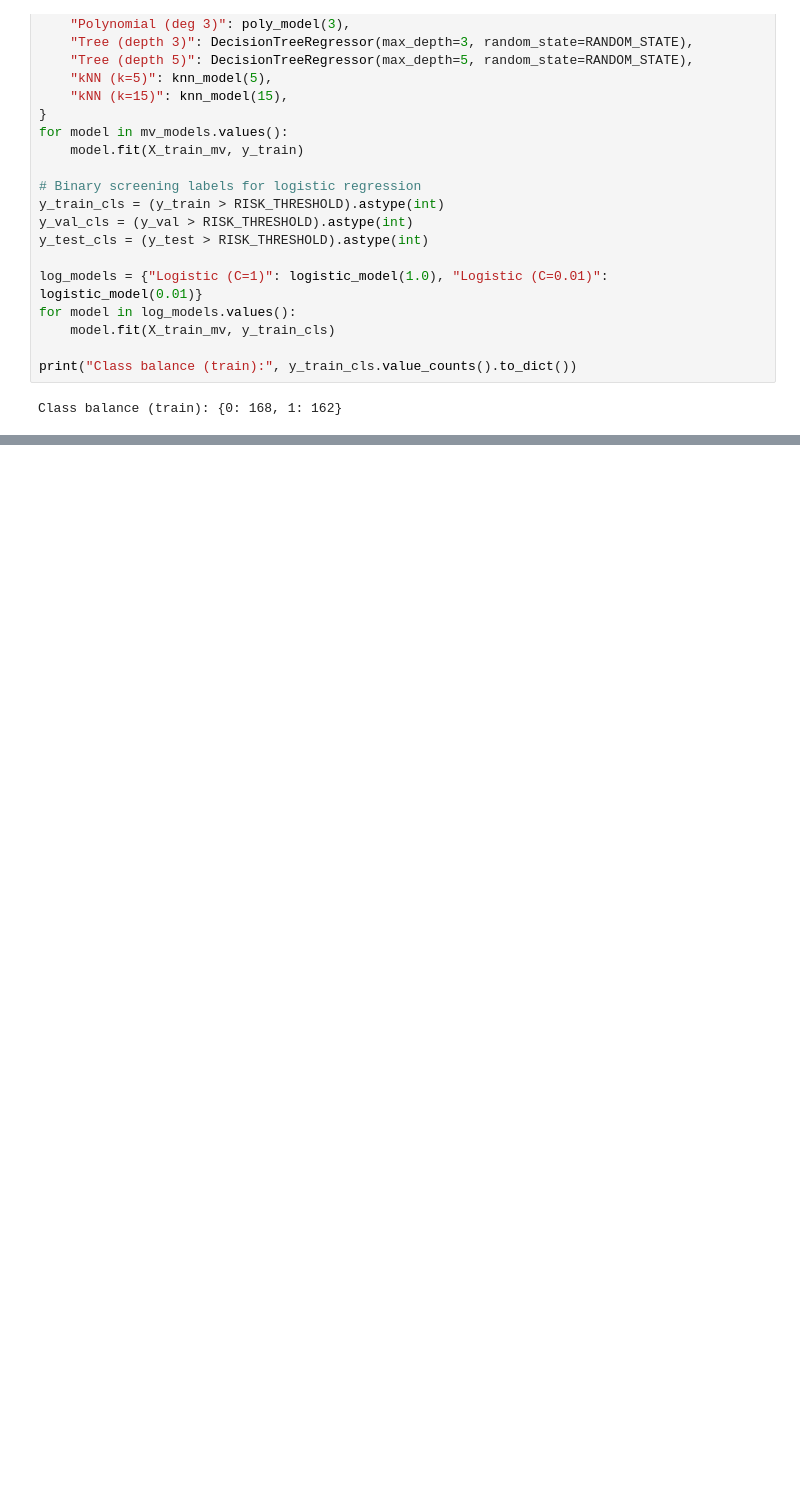
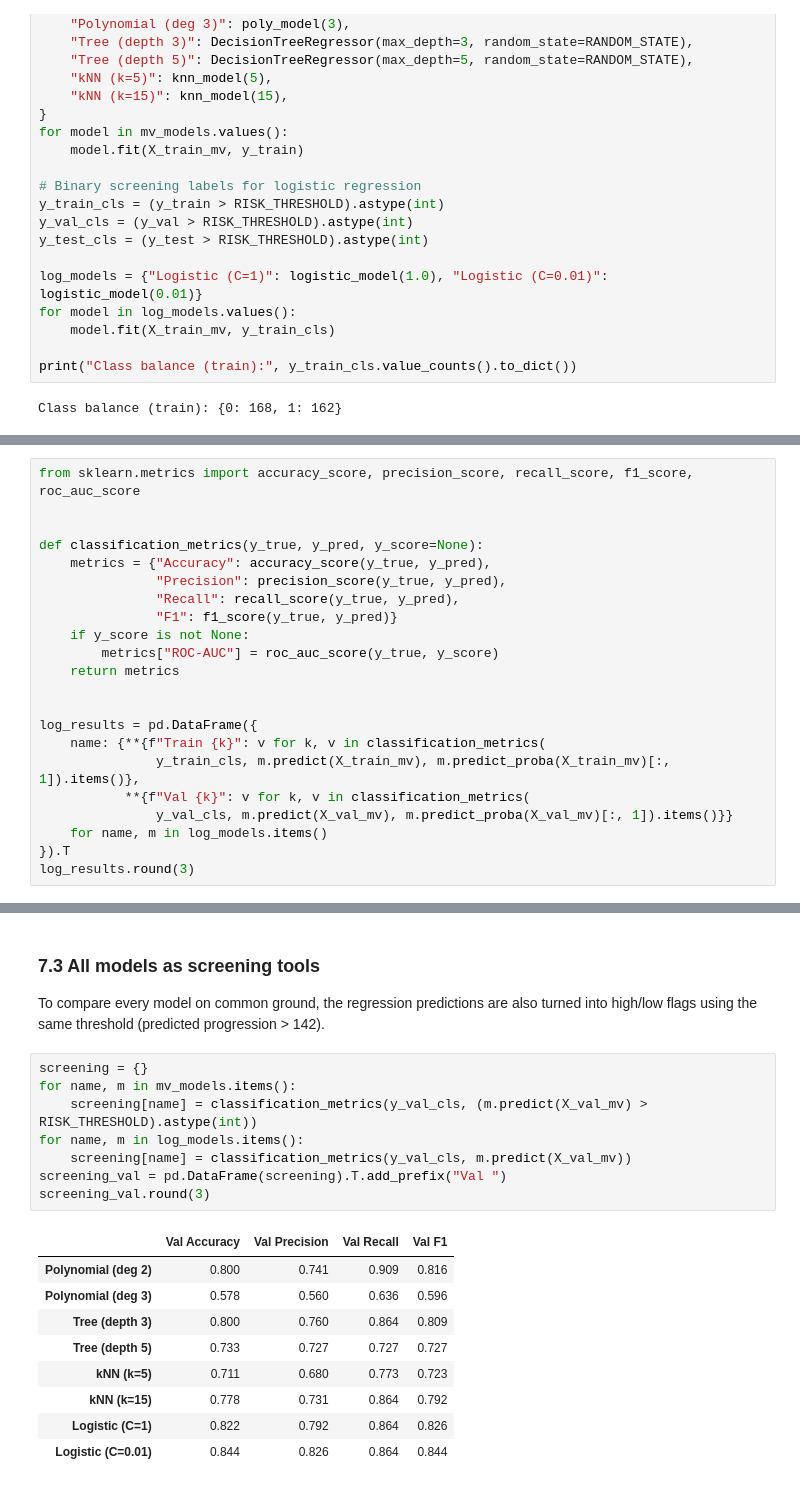
Before and after one commit to Namypark/diabetes-progression-lab2, a Jupyter notebook: lab2_diabetes.ipynb, the cells around one changed output, grey strips where cells are left out. Saved outputs shown, nothing was run; the diff lists cells and outputs as text; blank space fills up the shorter version.

```diff
--- a/lab2_diabetes.ipynb
+++ b/lab2_diabetes.ipynb
@@ -772,0 +794,22 @@ Class balance (train): {0: 168, 1: 162}
+# %%
+from sklearn.metrics import accuracy_score, precision_score, recall_score, f1_score, roc_auc_score
+
+
+def classification_metrics(y_true, y_pred, y_score=None):
+    metrics = {"Accuracy": accuracy_score(y_true, y_pred),
+               "Precision": precision_score(y_true, y_pred),
+               "Recall": recall_score(y_true, y_pred),
+               "F1": f1_score(y_true, y_pred)}
+    if y_score is not None:
+        metrics["ROC-AUC"] = roc_auc_score(y_true, y_score)
+    return metrics
+
+
+log_results = pd.DataFrame({
+    name: {**{f"Train {k}": v for k, v in classification_metrics(
+               y_train_cls, m.predict(X_train_mv), m.predict_proba(X_train_mv)[:, 1]).items()},
+           **{f"Val {k}": v for k, v in classification_metrics(
+               y_val_cls, m.predict(X_val_mv), m.predict_proba(X_val_mv)[:, 1]).items()}}
+    for name, m in log_models.items()
+}).T
+log_results.round(3)
@@ -772,0 +820,23 @@ Class balance (train): {0: 168, 1: 162}
+# %% [markdown]
+### 7.3 All models as screening tools
+
+To compare every model on common ground, the regression predictions are also turned into
+high/low flags using the same threshold (predicted progression > 142).
+# %%
+screening = {}
+for name, m in mv_models.items():
+    screening[name] = classification_metrics(y_val_cls, (m.predict(X_val_mv) > RISK_THRESHOLD).astype(int))
+for name, m in log_models.items():
+    screening[name] = classification_metrics(y_val_cls, m.predict(X_val_mv))
+screening_val = pd.DataFrame(screening).T.add_prefix("Val ")
+screening_val.round(3)
+# %% [output]
+|  | Val Accuracy | Val Precision | Val Recall | Val F1 |
+| Polynomial (deg 2) | 0.800 | 0.741 | 0.909 | 0.816 |
+| Polynomial (deg 3) | 0.578 | 0.560 | 0.636 | 0.596 |
+| Tree (depth 3) | 0.800 | 0.760 | 0.864 | 0.809 |
+| Tree (depth 5) | 0.733 | 0.727 | 0.727 | 0.727 |
+| kNN (k=5) | 0.711 | 0.680 | 0.773 | 0.723 |
+| kNN (k=15) | 0.778 | 0.731 | 0.864 | 0.792 |
+| Logistic (C=1) | 0.822 | 0.792 | 0.864 | 0.826 |
+| Logistic (C=0.01) | 0.844 | 0.826 | 0.864 | 0.844 |
```
Also changed, not shown: parts of 5 cells of this notebook.
